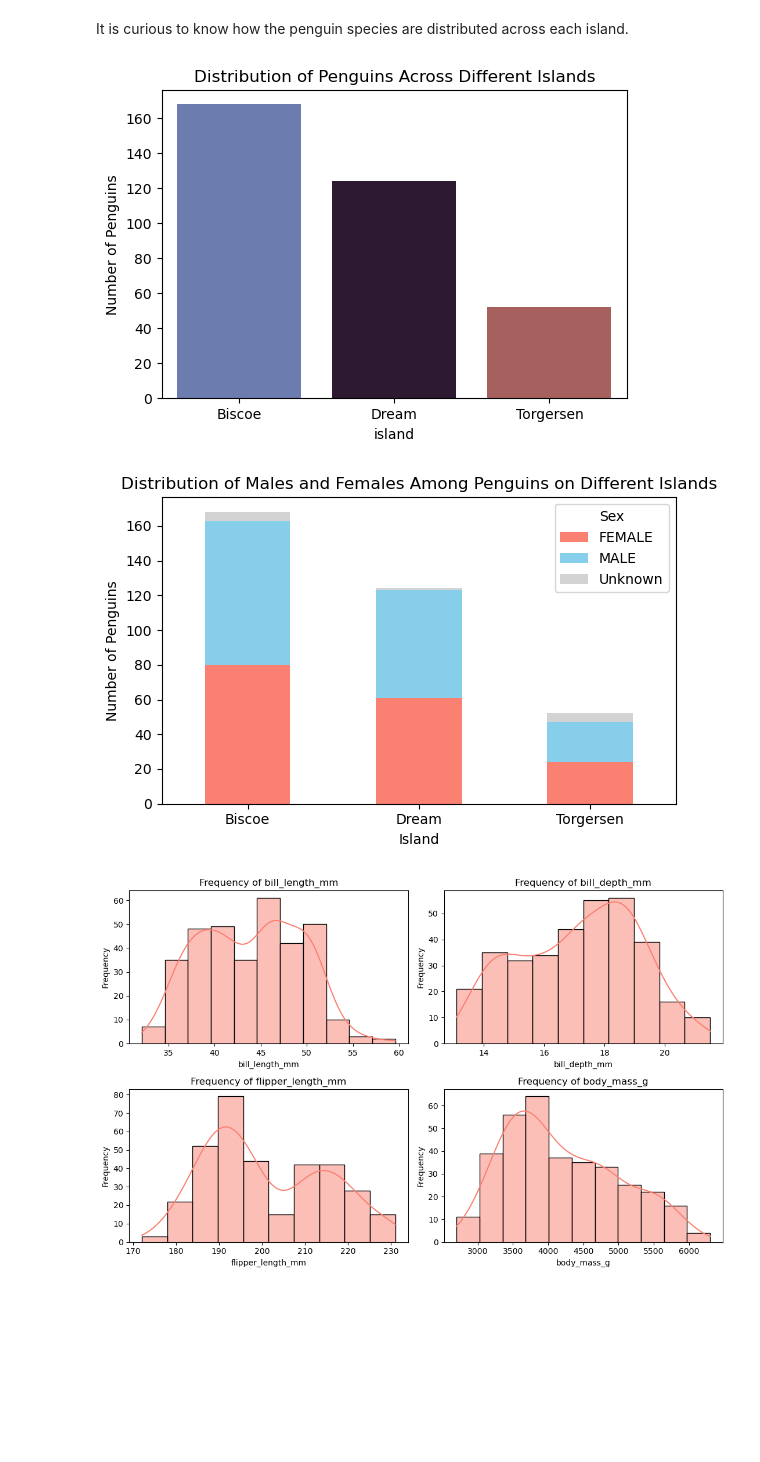
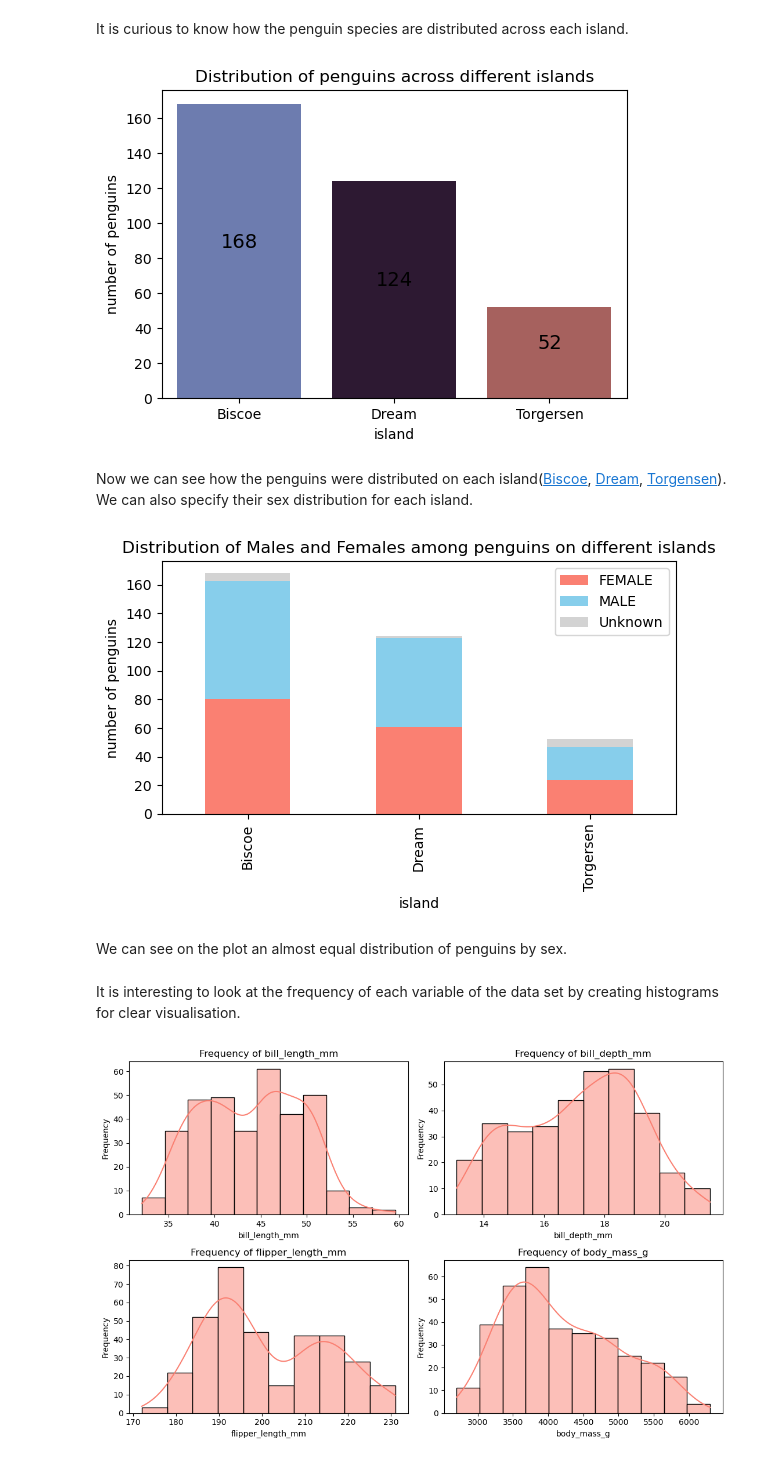
Before and after one commit to YuliiaKharchenko/PofDA-my-work, a Jupyter notebook: penguins.ipynb, the cells around one changed output. Drawn from its saved outputs; the diff is of its cells as text; code cells hidden in the pictures; blank space fills up the shorter version.

Commit message:
Visualization completed; now onto exploring correlation methods.

```diff
--- a/penguins.ipynb
+++ b/penguins.ipynb
@@ -244,40 +259,54 @@ It is curious to know how the penguin species are distributed across each island
 # %%
 # Count the number of penguins on each island.
 
-island_counts = df['island'].value_counts()
+island_counts = df["island"].value_counts()
 
 # Create a bar plot using seaborn.
 
 plt.figure(figsize=(6, 4))
 sns.barplot(x=island_counts.index, y=island_counts.values, palette="twilight")
-plt.title('Distribution of Penguins Across Different Islands')
-plt.ylabel('Number of Penguins')
+plt.title("Distribution of penguins across different islands")
+plt.ylabel("number of penguins")
+
+# Specify the total number of penguins in each bin.
+for i, count in enumerate(island_counts.values):
+    plt.text(i, count/2, str(count), ha='center', va='bottom', color="black", fontsize=14)
+
 plt.show()
 # %% [output]
-[figure, old version]
+[figure, new version]
+# %% [markdown]
+Now we can see how the penguins were distributed on each island([Biscoe](https://en.wikipedia.org/wiki/Biscoe_Islands), [Dream](https://en.wikipedia.org/wiki/Dream_Island), [Torgensen](https://en.wikipedia.org/wiki/Torgersen_Island)). We can also specify their sex distribution for each island.
 # %%
-# Fill NaN values in the 'sex' column with a placeholder value, such as 'Unknown'
-df['sex'].fillna('Unknown', inplace=True)
+# Fill NaN values in the 'sex' column with "Unknown".
 
-# Filter the DataFrame by sex and count the number of penguins on each island for each sex
-sex_counts = df.groupby(['island', 'sex']).size().unstack(fill_value=0)
+df["sex"].fillna("Unknown", inplace=True)
 
-# Define colors for males, females, and unknown
-colors = {'MALE': 'skyblue', 'FEMALE': 'salmon', 'Unknown': 'lightgray'}
+# Filter the df by sex and count the number of penguins on each island for each sex.
 
-# Create a bar plot using seaborn
-sex_counts.plot(kind='bar', stacked=True, figsize=(6, 4), color=colors)
+sex_counts = df.groupby(["island", "sex"]).size().unstack(fill_value=0)
 
-# Set plot labels and title
-plt.title('Distribution of Males and Females Among Penguins on Different Islands')
-plt.xlabel('Island')
-plt.ylabel('Number of Penguins')
+# Define colors for males, females, and unknown.
+
+colors = {"MALE": "skyblue", "FEMALE": "salmon", "Unknown": "lightgray"}
+
+# Create a bar plot using seaborn.
+
+sex_counts.plot(kind="bar", stacked=True, figsize=(6, 4), color=colors)
+
+plt.title("Distribution of Males and Females among penguins on different islands")
+plt.xlabel("island")
+plt.ylabel("number of penguins")
 
 # Show the plot
-plt.legend(title='Sex')
-plt.xticks(rotation=0)  # Rotate x-axis labels for better readability
+
+plt.legend()
 plt.tight_layout()
 plt.show()
 # %% [output]
-[figure, old version]
+[figure, new version]
+# %% [markdown]
+We can see on the plot an almost equal distribution of penguins by sex.
+# %% [markdown]
+It is interesting to look at the frequency of each variable of the data set by creating histograms for clear visualisation.
 # %%
```
Also changed, not shown: parts of 14 cells of this notebook, 1 other file.
